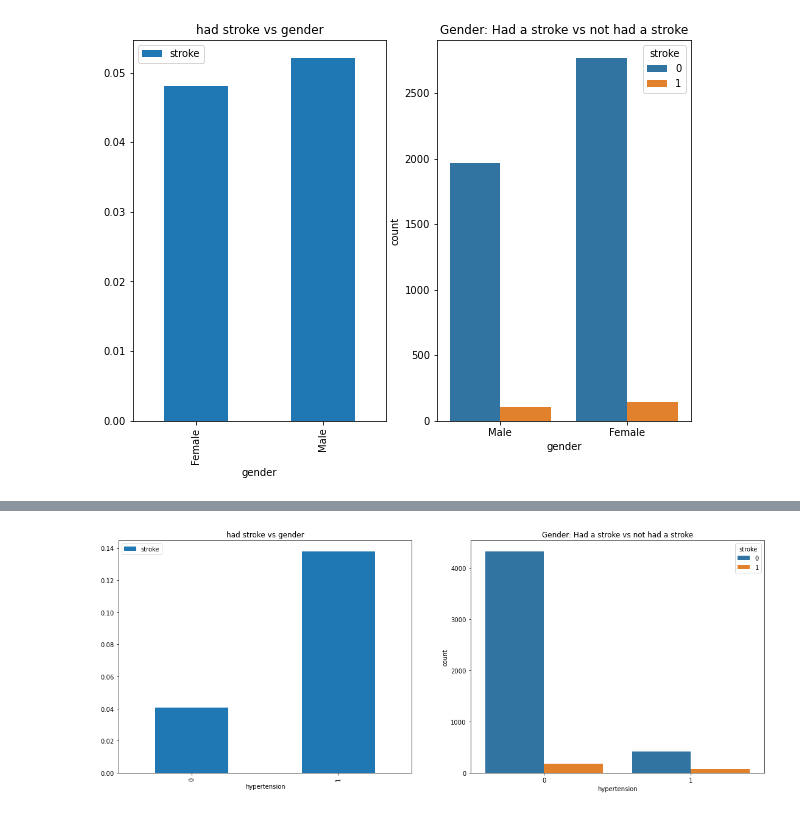
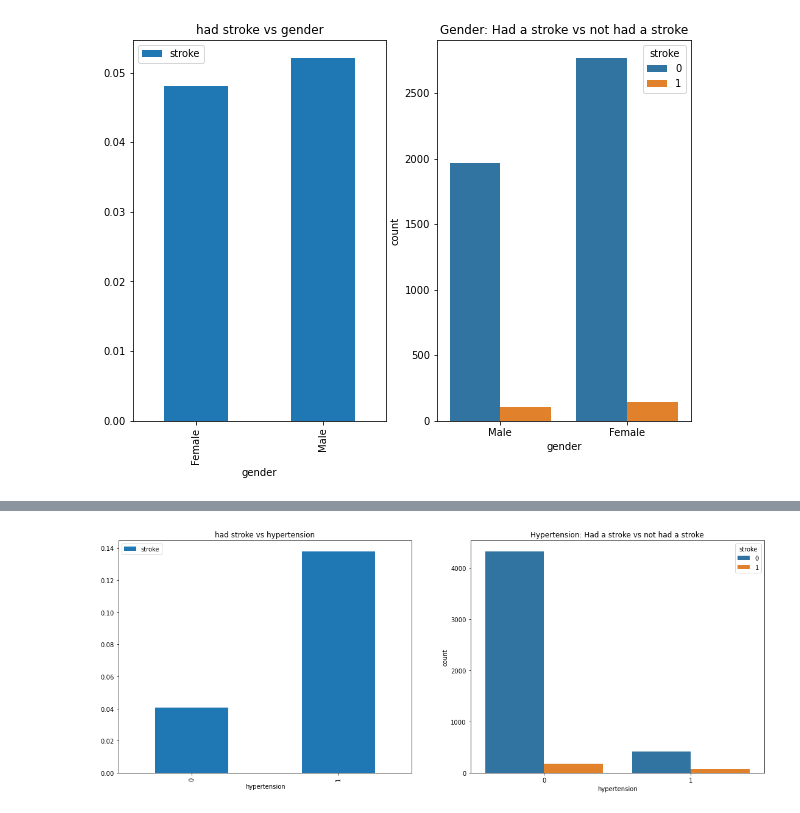
Before and after one commit to Japu90/Data-analytiikkaPortfolio, a Jupyter notebook: Brain Stroke Dataset.ipynb, the cells around one changed output, grey strips where cells are left out. Saved outputs shown, nothing was run; the diff lists cells and outputs as text; code cells hidden in the pictures.

```diff
--- a/Brain Stroke Dataset.ipynb
+++ b/Brain Stroke Dataset.ipynb
@@ -78,9 +78,9 @@ plt.show()
 # %%
 f, ax = plt.subplots(1,2, figsize=(19,7))
 df[["hypertension","stroke"]].groupby(['hypertension']).mean().plot.bar(ax=ax[0])
-ax[0].set_title('had stroke vs gender')
+ax[0].set_title('had stroke vs hypertension')
 sns.countplot("hypertension", hue='stroke', data=df, ax=ax[1])
-ax[1].set_title('Gender: Had a stroke vs not had a stroke')
+ax[1].set_title('Hypertension: Had a stroke vs not had a stroke')
 plt.show()
 # %% [output]
-[figure, old version]
+[figure, new version]
```
Also changed, not shown: parts of 2 cells of this notebook.
